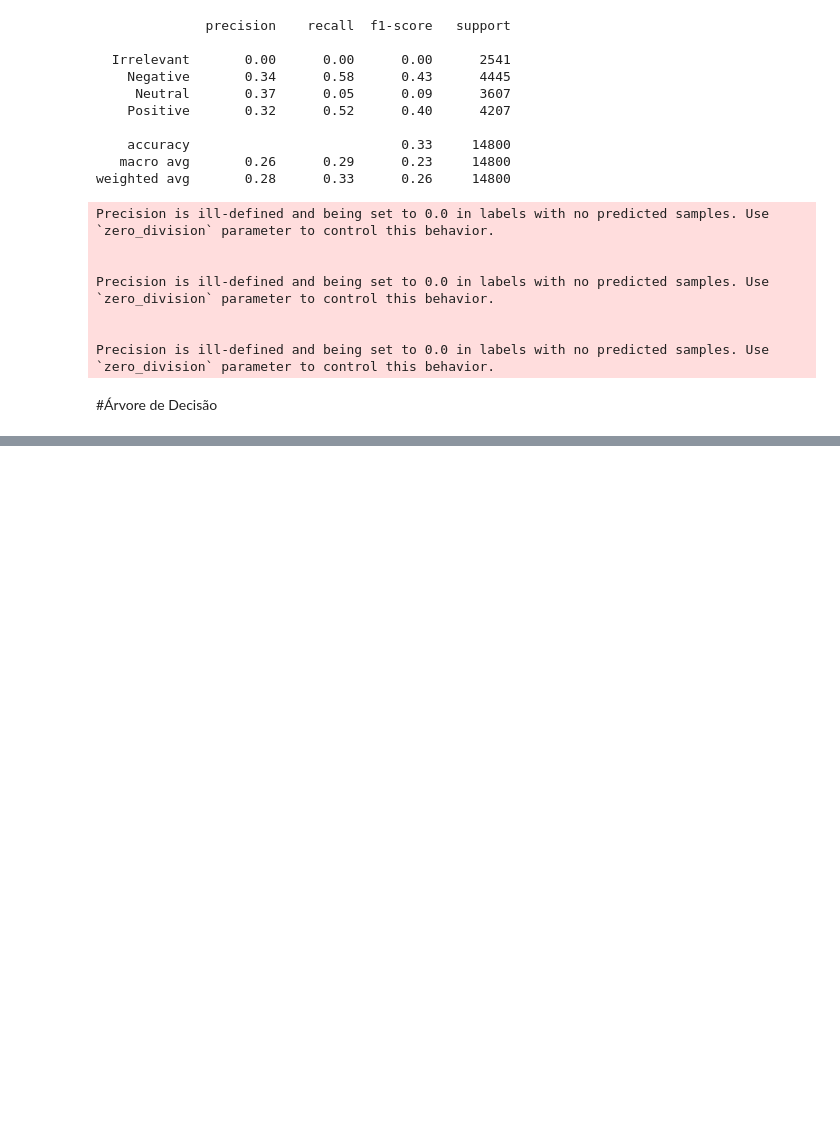
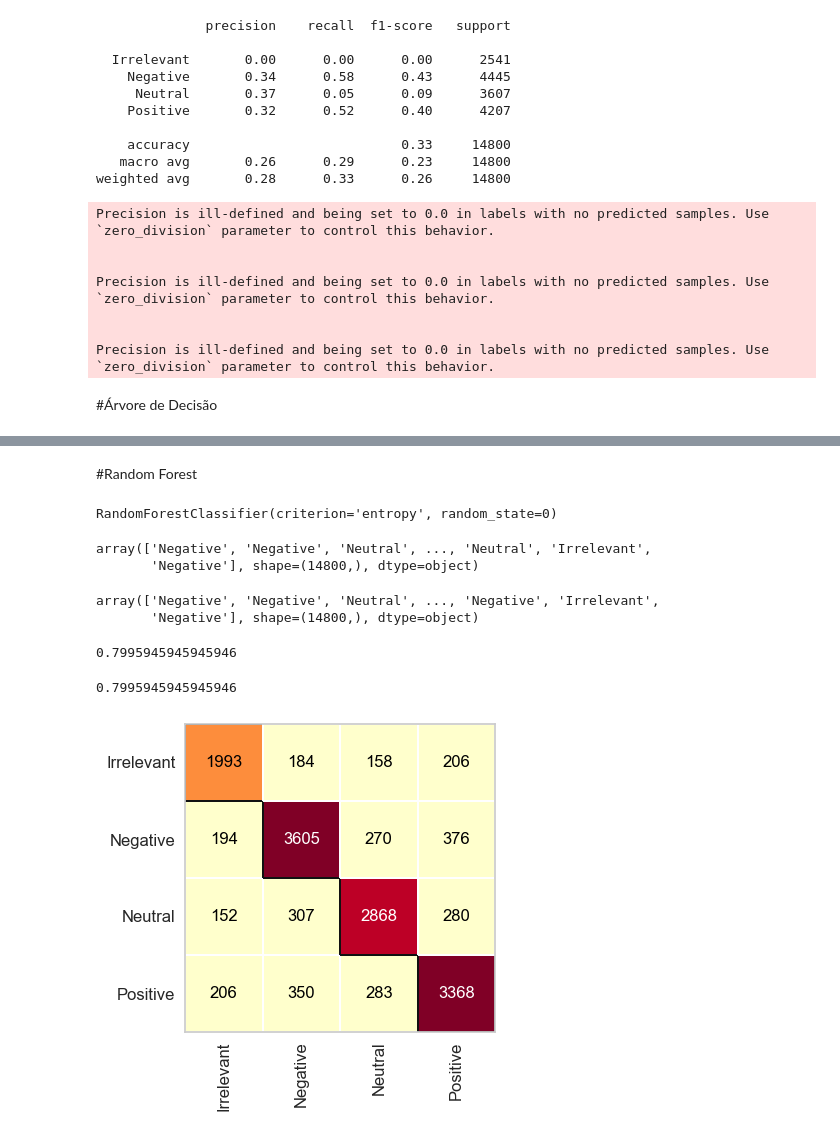
Before and after one commit to thaiiss7/machine-learning, a Jupyter notebook: classificacao/twitter/main.ipynb, the cells around one changed output, grey strips where cells are left out. Saved outputs shown, nothing was run; the diff lists cells and outputs as text; code cells hidden in the pictures; blank space fills up the shorter version.

```diff
--- a/classificacao/twitter/main.ipynb
+++ b/classificacao/twitter/main.ipynb
@@ -155,0 +201,35 @@ DecisionTreeClassifier(max_depth=3)
+# %% [markdown]
+#Random Forest
+# %%
+from sklearn.ensemble import RandomForestClassifier
+
+with open('twitter.pkl', 'rb') as f:
+    x_twitter_train, y_twitter_train, x_twitter_test, y_twitter_test = pickle.load(f)
+# %%
+random_forest_twitter = RandomForestClassifier(n_estimators=100, criterion='entropy', random_state=0)
+random_forest_twitter.fit(x_twitter_train, y_twitter_train)
+# %% [output]
+RandomForestClassifier(criterion='entropy', random_state=0)
+# %%
+previsoes = random_forest_twitter.predict(x_twitter_test)
+previsoes
+# %% [output]
+array(['Negative', 'Negative', 'Neutral', ..., 'Neutral', 'Irrelevant',
+       'Negative'], shape=(14800,), dtype=object)
+# %%
+y_twitter_test
+# %% [output]
+array(['Negative', 'Negative', 'Neutral', ..., 'Negative', 'Irrelevant',
+       'Negative'], shape=(14800,), dtype=object)
+# %%
+accuracy_score(y_twitter_test, previsoes)
+# %% [output]
+0.7995945945945946
+# %%
+plt.figure(figsize=(4,4))
+cm = ConfusionMatrix(random_forest_twitter)
+cm.fit(x_twitter_train, y_twitter_train)
+cm.score(x_twitter_test, y_twitter_test)
+# %% [output]
+0.7995945945945946
+[figure, added]
```
Also changed, not shown: parts of 26 cells of this notebook, 2 other files.
